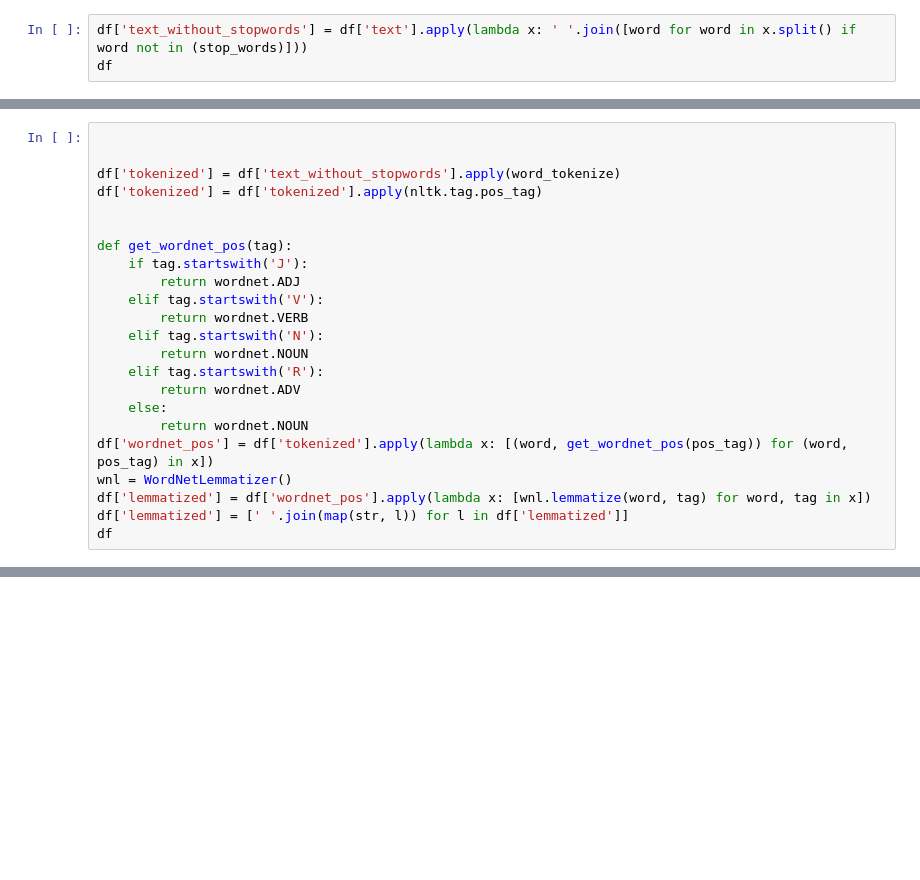
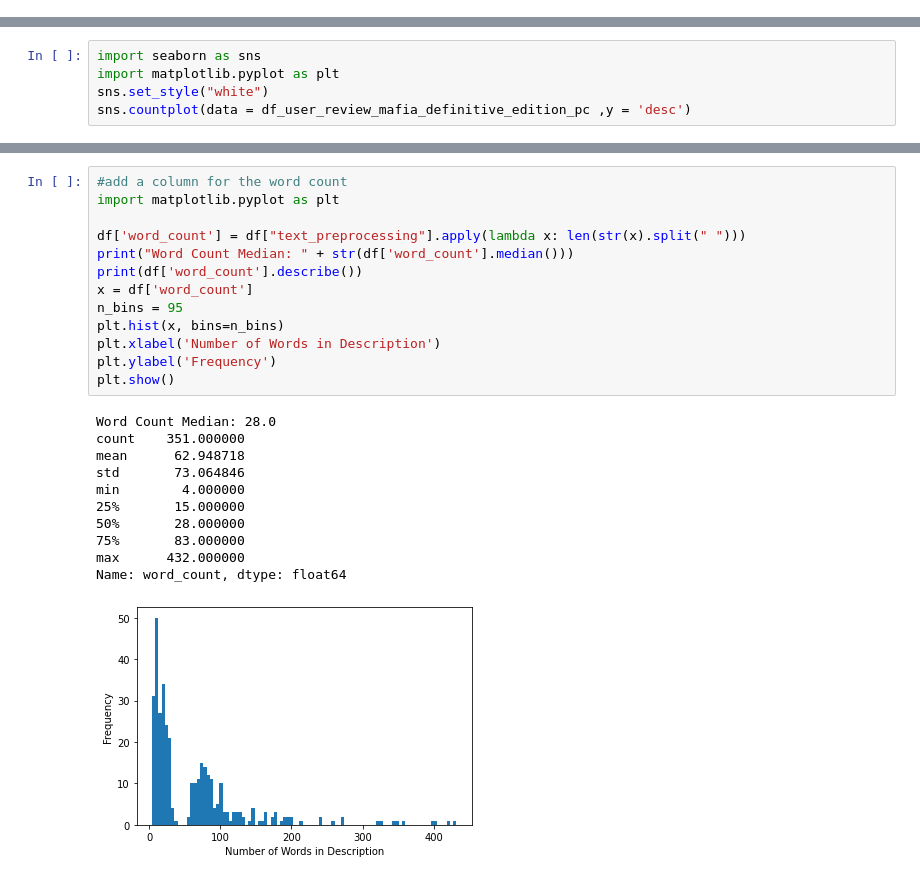
Before and after one commit to chebcia/Metacritic, a Jupyter notebook: Metacritic_Lic.ipynb, the cells around one changed output, grey strips where cells are left out. Cells and saved outputs as stored; diff of their text form; blank space fills up the shorter version.

```diff
--- a/Metacritic_Lic.ipynb
+++ b/Metacritic_Lic.ipynb
@@ -298,3 +0,0 @@ stop_words = list(get_stop_words('en'))
-# %%
-df['text_without_stopwords'] = df['text'].apply(lambda x: ' '.join([word for word in x.split() if word not in (stop_words)]))
-df
@@ -312,23 +0,0 @@ nltk.download('omw-1.4')
-# %%
-
-
-df['tokenized'] = df['text_without_stopwords'].apply(word_tokenize)
-df['tokenized'] = df['tokenized'].apply(nltk.tag.pos_tag)
-
-
-def get_wordnet_pos(tag):
-    if tag.startswith('J'):
-        return wordnet.ADJ
-    elif tag.startswith('V'):
-        return wordnet.VERB
-    elif tag.startswith('N'):
-        return wordnet.NOUN
-    elif tag.startswith('R'):
-        return wordnet.ADV
-    else:
-        return wordnet.NOUN
-df['wordnet_pos'] = df['tokenized'].apply(lambda x: [(word, get_wordnet_pos(pos_tag)) for (word, pos_tag) in x])
-wnl = WordNetLemmatizer()
-df['lemmatized'] = df['wordnet_pos'].apply(lambda x: [wnl.lemmatize(word, tag) for word, tag in x])
-df['lemmatized'] = [' '.join(map(str, l)) for l in df['lemmatized']]
-df
@@ -394,0 +335,5 @@ ModuleNotFoundError: No module named 'sentence_transformers'
+# %%
+import seaborn as sns
+import matplotlib.pyplot as plt
+sns.set_style("white")
+sns.countplot(data = df_user_review_mafia_definitive_edition_pc ,y = 'desc')
@@ -394,0 +466,25 @@ ModuleNotFoundError: No module named 'sentence_transformers'
+# %%
+#add a column for the word count
+import matplotlib.pyplot as plt
+
+df['word_count'] = df["text_preprocessing"].apply(lambda x: len(str(x).split(" ")))
+print("Word Count Median: " + str(df['word_count'].median()))
+print(df['word_count'].describe())
+x = df['word_count']
+n_bins = 95
+plt.hist(x, bins=n_bins)
+plt.xlabel('Number of Words in Description')
+plt.ylabel('Frequency')
+plt.show()
+# %% [output]
+Word Count Median: 28.0
+count    351.000000
+mean      62.948718
+std       73.064846
+min        4.000000
+25%       15.000000
+50%       28.000000
+75%       83.000000
+max      432.000000
+Name: word_count, dtype: float64
+[figure, added]
```
Also changed, not shown: parts of 46 cells of this notebook, 3 other files.
